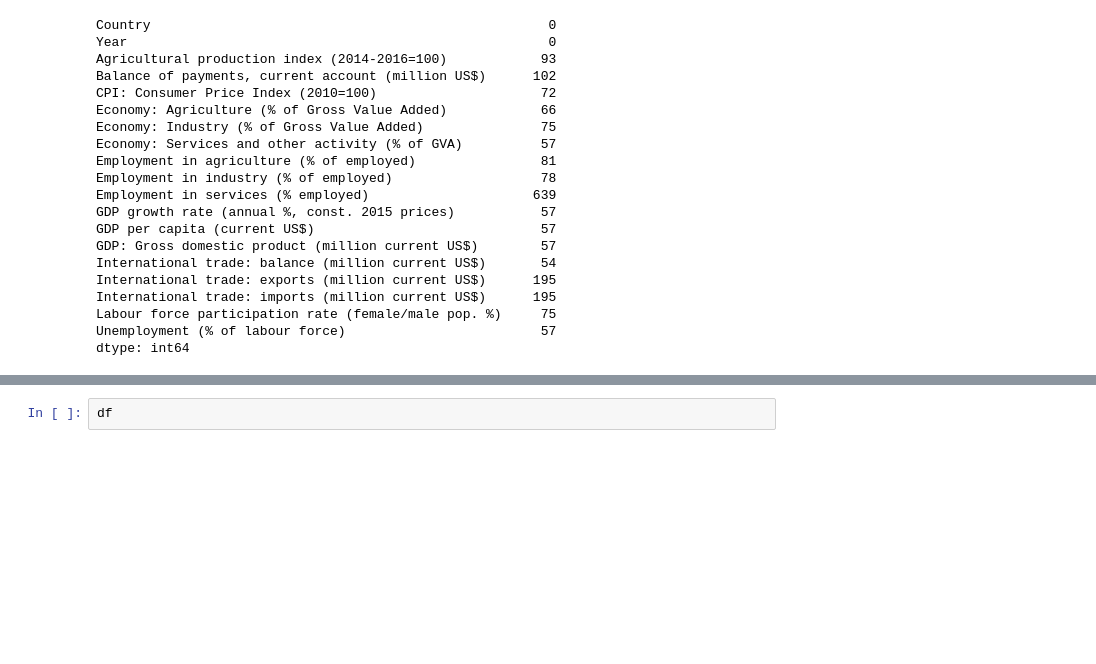
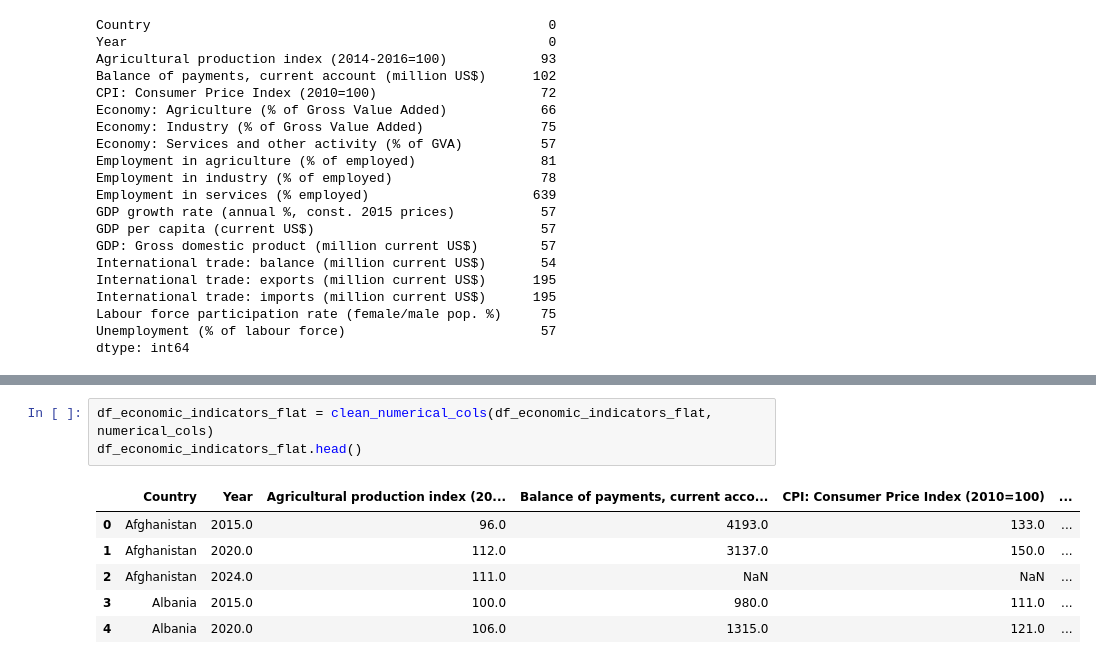
Before and after one commit to Kenji721/UN_data_Analysis, a Jupyter notebook: raw_data_exploration.ipynb, the cells around one changed output, grey strips where cells are left out. Cells and saved outputs as stored; diff of their text form; blank space fills up the shorter version.

Commit message:
uploading clean data

```diff
--- a/raw_data_exploration.ipynb
+++ b/raw_data_exploration.ipynb
@@ -336,2 +337,10 @@ Name: Country, dtype: object
 # %%
-df
+df_economic_indicators_flat = clean_numerical_cols(df_economic_indicators_flat, numerical_cols)
+df_economic_indicators_flat.head()
+# %% [output]
+|  | Country | Year | Agricultural production index (20... | Balance of payments, current acco... | CPI: Consumer Price Index (2010=100) | ... |
+| 0 | Afghanistan | 2015.0 | 96.0 | 4193.0 | 133.0 | ... |
+| 1 | Afghanistan | 2020.0 | 112.0 | 3137.0 | 150.0 | ... |
+| 2 | Afghanistan | 2024.0 | 111.0 | NaN | NaN | ... |
+| 3 | Albania | 2015.0 | 100.0 | 980.0 | 111.0 | ... |
+| 4 | Albania | 2020.0 | 106.0 | 1315.0 | 121.0 | ... |
```
Also changed, not shown: parts of 15 cells of this notebook, 4 other files.
